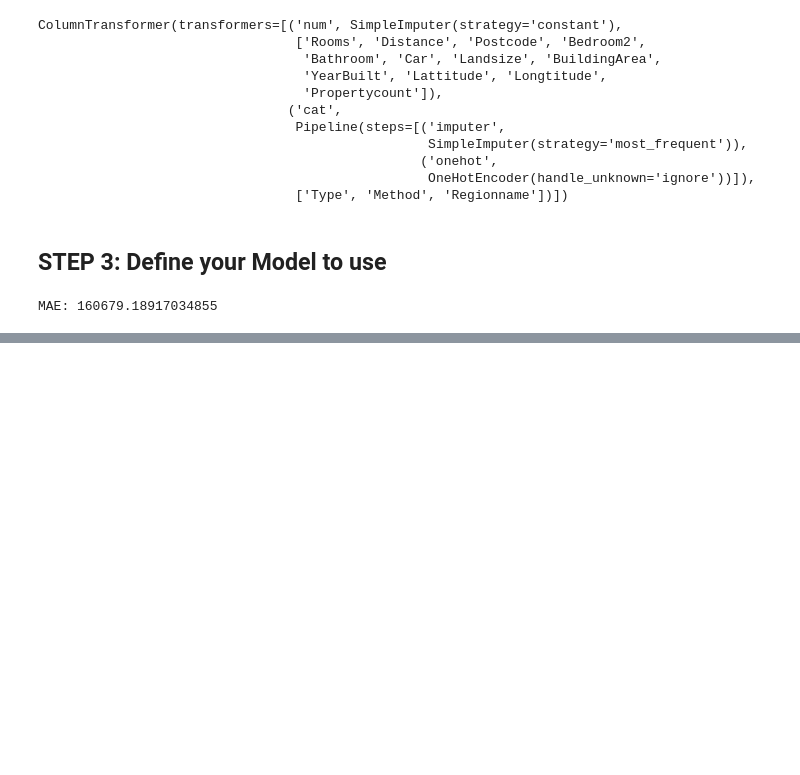
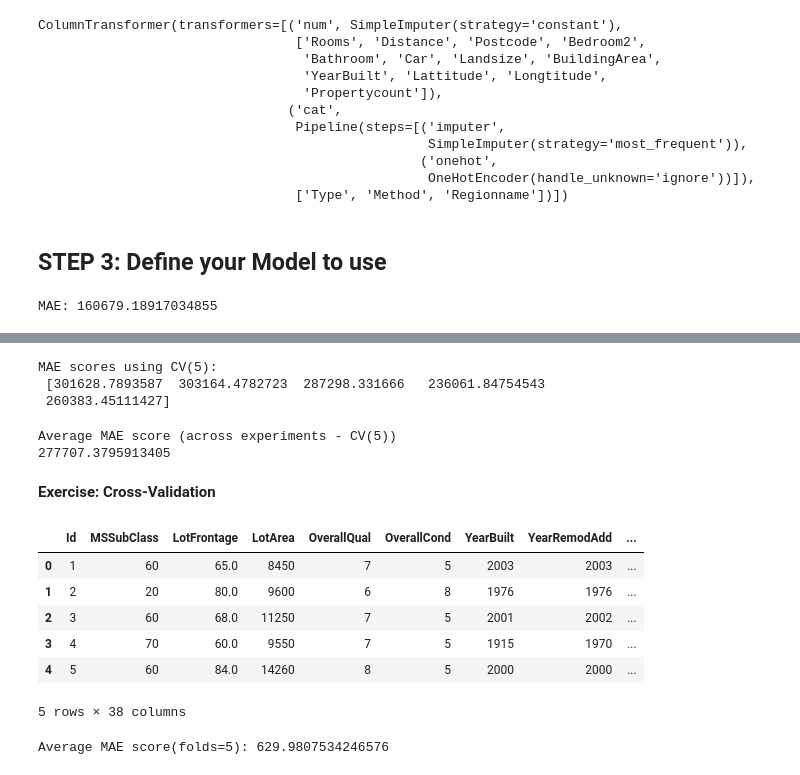
Before and after one commit to albert-joonyoung-park/kaggle-lessons, a Jupyter notebook: kaggle-ml2.ipynb, the cells around one changed output, grey strips where cells are left out. Drawn from its saved outputs; the diff is of its cells as text; code cells hidden in the pictures; blank space fills up the shorter version.

Commit message:
Kaggle Notebook | kaggle-ml2 | Version 5

```diff
--- a/kaggle-ml2.ipynb
+++ b/kaggle-ml2.ipynb
@@ -552,0 +605,55 @@ MAE: 160679.18917034855
+# %%
+# Apply Cross-Validation measues to the model
+# Use cross_val_score() from sklearn, set no of folds with cv parameter
+
+from sklearn.model_selection import cross_val_score
+
+# Multiply by -1 since sklearn calculates *negative* MAE
+scores = -1 * cross_val_score(pipeline, X, y,
+                              cv=5,
+                              scoring='neg_mean_absolute_error')
+
+print("MAE scores using CV(5):\n", scores)
+# %% [output]
+MAE scores using CV(5):
+ [301628.7893587  303164.4782723  287298.331666   236061.84754543
+ 260383.45111427]
+# %%
+# Get average score, so can be used for comparison with other models.
+print("Average MAE score (across experiments - CV(5))")
+print(scores.mean())
+# %% [output]
+Average MAE score (across experiments - CV(5))
+277707.3795913405
+# %% [markdown]
+**Exercise: Cross-Validation**
+# %%
+# Tuning your ML with cross-validation
+
+import pandas as pd
+from sklearn.model_selection import train_test_split
+
+# Read the data
+train_data = pd.read_csv("/kaggle/input/housing-prices-competition-for-kaggle-learn-users/train.csv")
+test_data = pd.read_csv("/kaggle/input/housing-prices-competition-for-kaggle-learn-users/test.csv")
+
+# Remove rows wtih missing value for target column, set target
+train_data.dropna(axis=0, subset=['SalePrice'], inplace=True)
+y = train_data.SalePrice
+
+# Select numeric columns only - for this project
+numeric_cols = [cname for cname in train_data.columns if train_data[cname].dtype in ['int64', 'float64']]
+
+# Set the train and test dataset with the selected predictors
+X = train_data[numeric_cols].copy()
+X_test = train_data[numeric_cols].copy()
+# %%
+X.head()
+# %% [output]
+|  | Id | MSSubClass | LotFrontage | LotArea | OverallQual | OverallCond | YearBuilt | YearRemodAdd | ... |
+| 0 | 1 | 60 | 65.0 | 8450 | 7 | 5 | 2003 | 2003 | ... |
+| 1 | 2 | 20 | 80.0 | 9600 | 6 | 8 | 1976 | 1976 | ... |
+| 2 | 3 | 60 | 68.0 | 11250 | 7 | 5 | 2001 | 2002 | ... |
+| 3 | 4 | 70 | 60.0 | 9550 | 7 | 5 | 1915 | 1970 | ... |
+| 4 | 5 | 60 | 84.0 | 14260 | 8 | 5 | 2000 | 2000 | ... |
+5 rows × 38 columns
@@ -552,0 +668,14 @@ MAE: 160679.18917034855
+# %%
+# Use the pipeline and apply cross_validation for scoring.
+# folds = 5, method = negative mean aboslute error
+
+from sklearn.model_selection import cross_val_score
+
+# muliply by -1 since sklearn calculates *negative* MAE
+scores = -1 * cross_val_score(pipeline, X, y,
+               cv=5,
+               scoring='neg_mean_absolute_error')
+
+print("Average MAE score(folds=5):", scores.mean())
+# %% [output]
+Average MAE score(folds=5): 629.9807534246576
```
Also changed, not shown: parts of 14 cells of this notebook.
